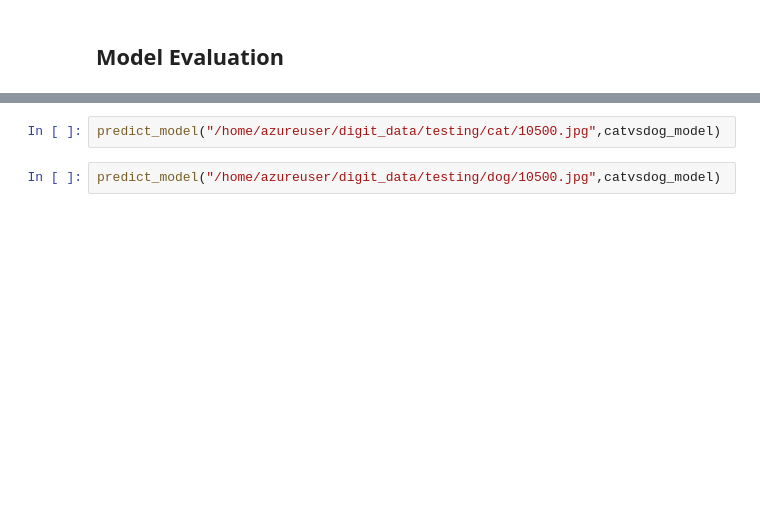
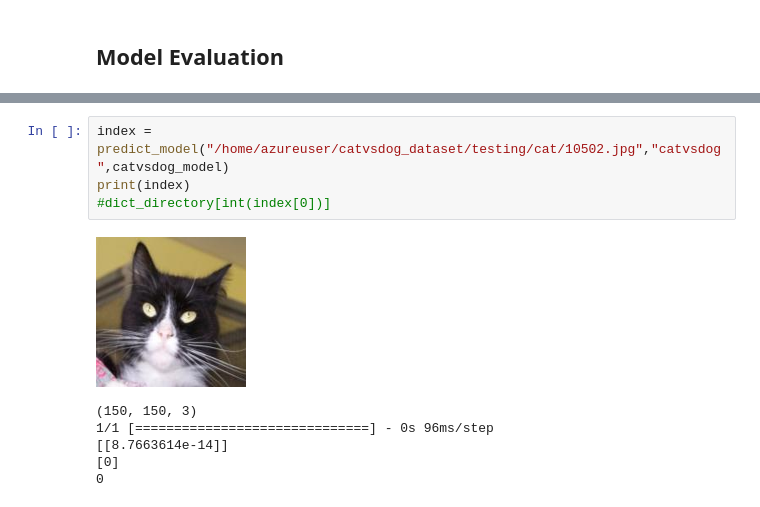
Before and after one commit to noreddinelam/DataAnalyzer, a Jupyter notebook: src/tensorflow/CatVSDog.ipynb, the cells around one changed output, grey strips where cells are left out. Cells and saved outputs as stored; diff of their text form; blank space fills up the shorter version.

```diff
--- a/src/tensorflow/CatVSDog.ipynb
+++ b/src/tensorflow/CatVSDog.ipynb
@@ -177,6 +172,13 @@ print("%s%s: %.2f%%" % ("evaluate ",catvsdog_model.metrics_names[1], scores[1]*1
 # %%
-predict_model("/home/azureuser/digit_data/testing/cat/10500.jpg",catvsdog_model)
+index = predict_model("/home/azureuser/catvsdog_dataset/testing/cat/10502.jpg","catvsdog",catvsdog_model)
+print(index)
+#dict_directory[int(index[0])]
+# %% [output]
+[figure, added]
+(150, 150, 3)
+1/1 [==============================] - 0s 96ms/step
+[[8.7663614e-14]]
+[0]
+0
-# %%
-predict_model("/home/azureuser/digit_data/testing/dog/10500.jpg",catvsdog_model)
 # %%
 
```
Also changed, not shown: parts of 13 cells of this notebook, 1 other file.
